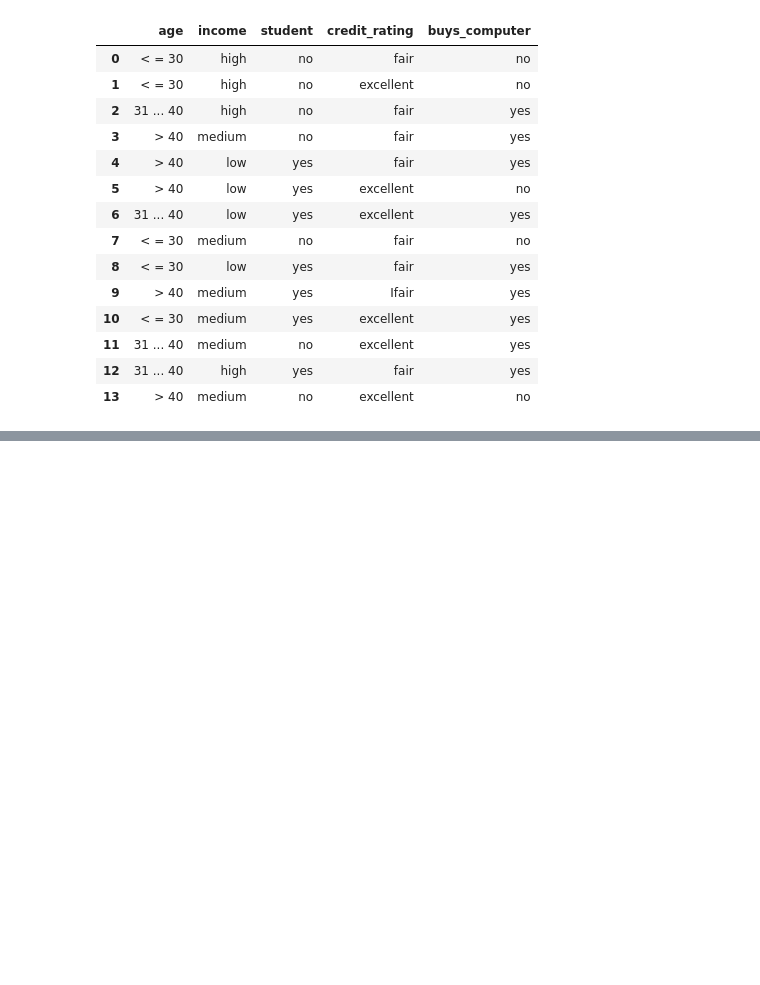
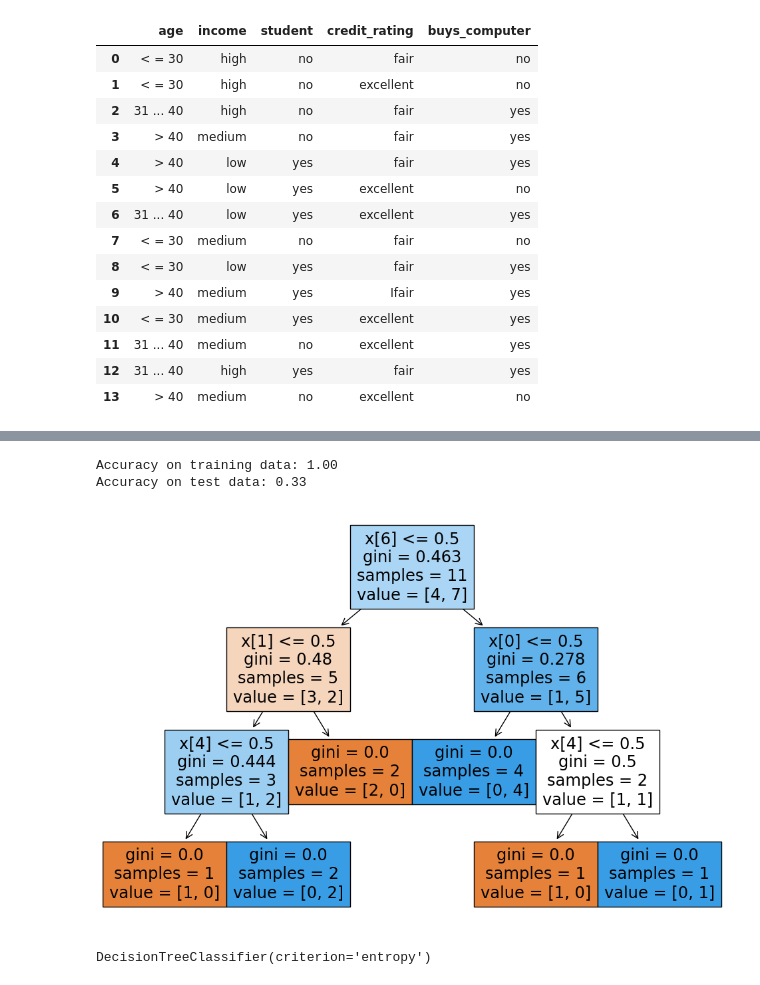
Before and after one commit to PrabhavRaviTammanashastri938/MachineLearning_21162, a Jupyter notebook: ML_Lab4.ipynb, the cells around one changed output, grey strips where cells are left out. Drawn from its saved outputs; the diff is of its cells as text; code cells hidden in the pictures; blank space fills up the shorter version.

```diff
--- a/ML_Lab4.ipynb
+++ b/ML_Lab4.ipynb
@@ -23,0 +150,26 @@ df
+# %%
+max_depth = 3
+clf = DecisionTreeClassifier(max_depth=max_depth)
+
+clf.fit(X_train, y_train)
+
+y_train_pred = clf.predict(X_train)
+y_test_pred = clf.predict(X_test)
+
+train_accuracy = accuracy_score(y_train, y_train_pred)
+test_accuracy = accuracy_score(y_test, y_test_pred)
+
+print(f"Accuracy on training data: {train_accuracy:.2f}")
+print(f"Accuracy on test data: {test_accuracy:.2f}")
+
+plt.figure(figsize=(12, 8))
+plot_tree(clf, filled=True)
+plt.show()
+# %% [output]
+Accuracy on training data: 1.00
+Accuracy on test data: 0.33
+[figure, added]
+# %%
+DecisionTreeClassifier(criterion="entropy")
+# %% [output]
+DecisionTreeClassifier(criterion='entropy')
```
Also changed, not shown: parts of 9 cells of this notebook.
